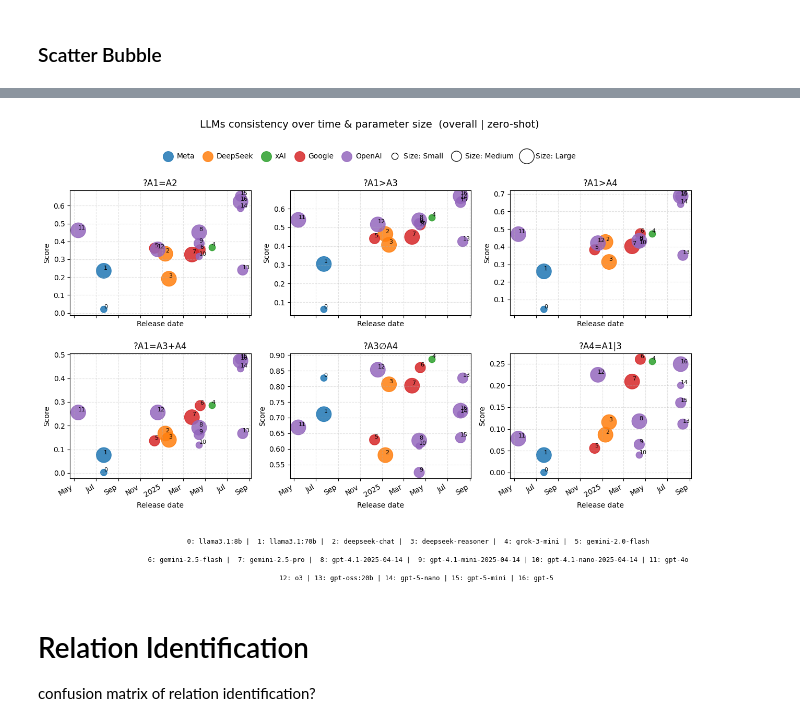
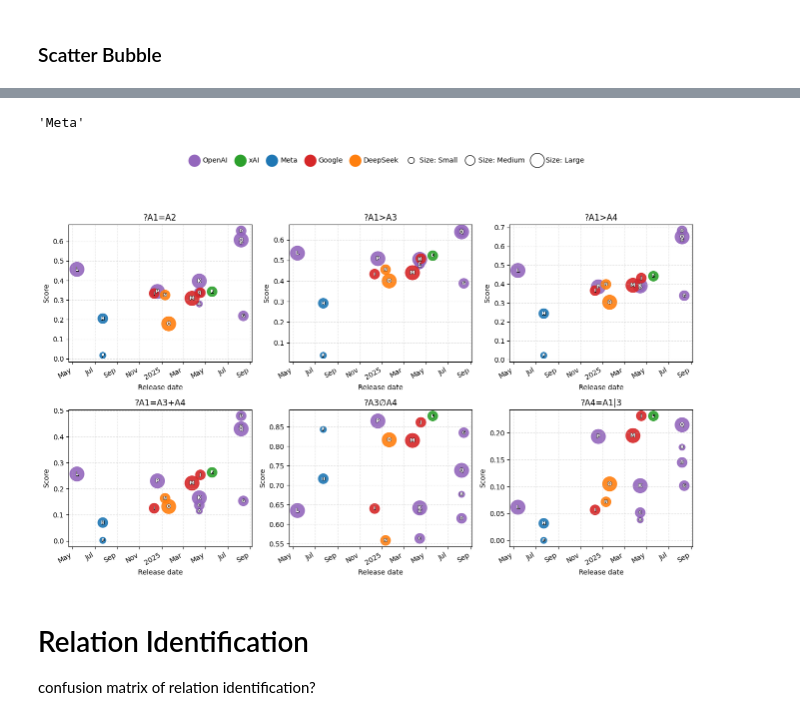
Before and after one commit to GabrieleT0/Answer-Set-Consistency-of-LLMs-For-QA, a Jupyter notebook: src/visualization/visualize.ipynb, the cells around one changed output, grey strips where cells are left out. Cells and saved outputs as stored; diff of their text form; code cells hidden in the pictures.

```diff
--- a/src/visualization/visualize.ipynb
+++ b/src/visualization/visualize.ipynb
@@ -33,7 +33,7 @@ actions = ["fixing","classification","wikidata"]
 predicates = ["?A1=A2","?A1>A3","?A1>A4","?A1=A3+A4","?A3∅A4","?A4=A1|3"]
 columns=["p(A1=A2)", "p(A1=A3+A4)", "p(A1>A3)", "p(A1>A4)", "p(A3∅A4)", "p(A4=A1|3)"]
 
-df_summery = pd.read_csv(f"{folder}/summary_{time}.csv")
+df_summery = pd.read_csv(f"{folder}/summary.csv")
 df_summery
 # %% [output]
 |  | dataset | action | llm | ?A1=A2 | ?A1=A3+A4 | ?A1>A3 | ?A1>A4 | ?A3∅A4 | ?A4=A1|3 | ?A1=A1* | ... | ... |
@@ -69,4 +69,4 @@ df_relation
 # %%
-df_p_value = pd.read_csv(f"{folder}/p_value_matrices_{time}.csv")
+df_p_value = pd.read_csv(f"{folder}/p_value_matrices.csv")
 df_p_value
 # %% [output]
@@ -2094,24 +2322,31 @@ def draw_llm_bubble_grid(
+# %%
+def _group_key(model: str):
+        return llm_info.get(model, {}).get("company", "Other")
+
+_group_key("llama3.1:8b")
+# %% [output]
+'Meta'
 # %%
 # predicates = ["p(A1=A2)", "p(A1=A3+A4)", "p(A1>A3)", "p(A1>A4)", "p(A3∅A4)", "p(A4=A1|3)"]
 predicates = ["?A1=A2","?A1>A3","?A1>A4","?A1=A3+A4","?A3∅A4","?A4=A1|3"]
 
+# Draw
 fig, axes = draw_llm_bubble_grid(
     df=df_summery,
     predicates=predicates,
-    llms=llms,                        # your sorted list
+    llms=llms,
     dataset="overall",
-    actions=["zero-shot"],  # whatever you filter by
-    bubble_sizes=unknown_bucket_by_model,
-    release_dates=llm_info,      # {llm: "YYYY-MM-DD" | datetime | {"release_date": "..."}}
-    families=families,                # {llm: "OpenAI"/"Google"/"Meta"/...}
-    ncols=3,                          # -> 2x3 grid for 6 predicates
+    actions=["zero-shot"],
+    llm_info = llm_info,
+    ncols=3,
     figsize=(16, 9),
-    title_prefix="",                  # optional prefix for subplot titles
-    ylabel="Score"
+    date_format="%Y-%m-%d",
+    title_prefix="",
+    ylabel="Score",
 )
 plt.show()
 # %% [output]
-[figure, old version]
+[figure, new version]
 # %%
 from pathlib import Path
 import itertools
```
Also changed, not shown: parts of 6 cells of this notebook, 6 other files.
